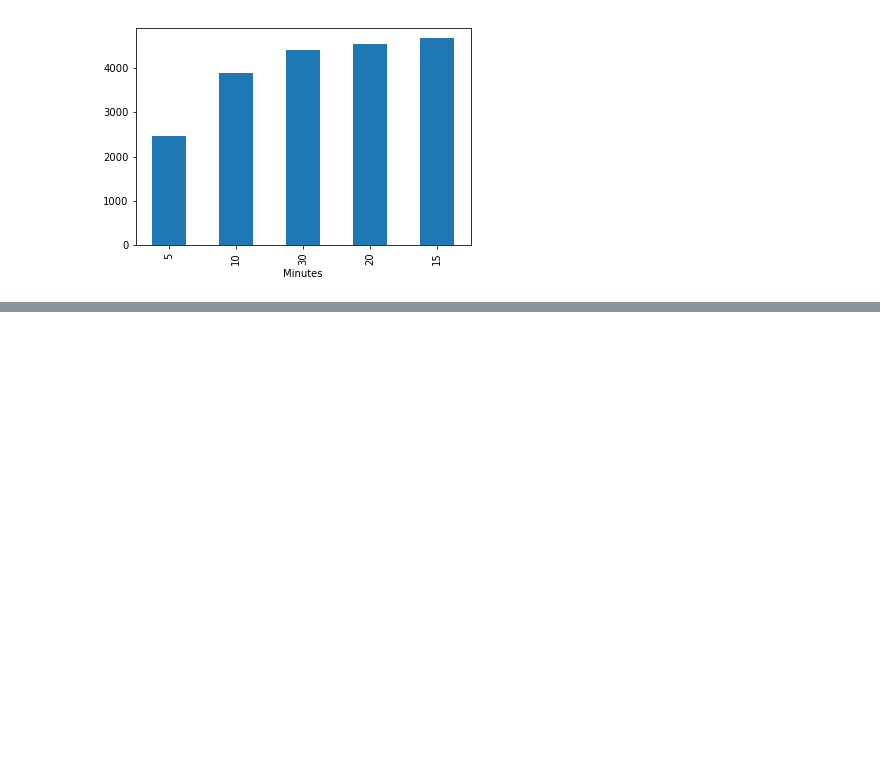
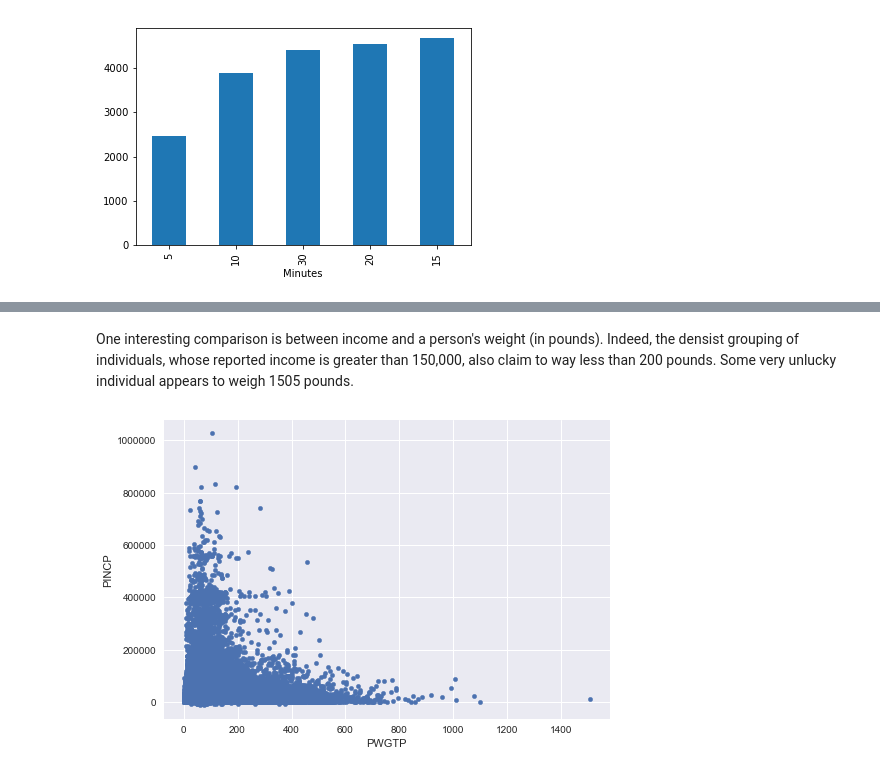
Before and after one commit to kjprice/SMU-data-mining, a Jupyter notebook: python_notebooks/person_eda.ipynb, the cells around one changed output, grey strips where cells are left out. Cells and saved outputs as stored; diff of their text form; code cells hidden in the pictures; blank space fills up the shorter version.

```diff
--- a/python_notebooks/person_eda.ipynb
+++ b/python_notebooks/person_eda.ipynb
@@ -135,0 +148,7 @@ plt.show()
+# %% [markdown]
+One interesting comparison is between income and a person's weight (in pounds). Indeed, the densist grouping of individuals, whose reported income is greater than 150,000, also claim to way less than 200 pounds. Some very unlucky individual appears to weigh 1505 pounds.
+# %%
+df.plot.scatter(x='PWGTP', y='PINCP')
+plt.show()
+# %% [output]
+[figure, added]
```
Also changed, not shown: parts of 12 cells of this notebook.
